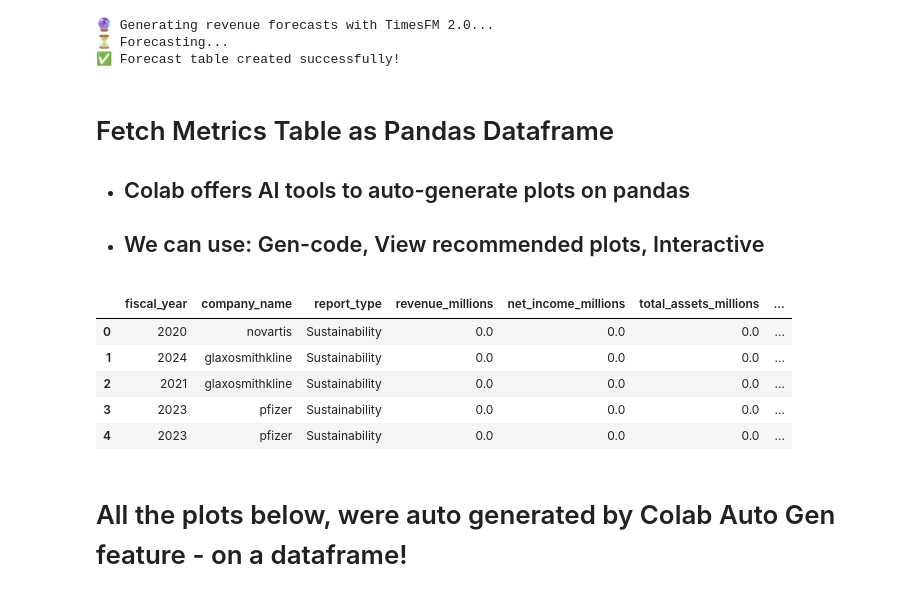
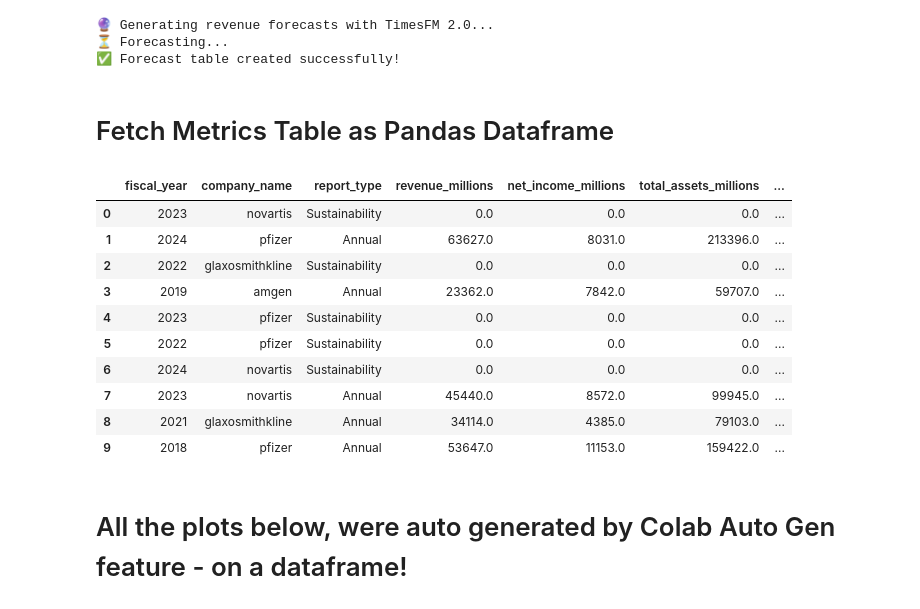
Before and after one commit to intellitrend-global/google_hackathon_bq_ai, a Jupyter notebook: process_reports.ipynb, the cells around one changed output. Drawn from its saved outputs; the diff is of its cells as text; code cells hidden in the pictures.

```diff
--- a/process_reports.ipynb
+++ b/process_reports.ipynb
@@ -776,30 +776,36 @@ print("✅ Forecast table created successfully!")
 🔮 Generating revenue forecasts with TimesFM 2.0...
 ⏳ Forecasting...
 ✅ Forecast table created successfully!
-# %% [markdown]
-# Fetch Metrics Table as Pandas Dataframe
-* ## Colab offers AI tools to auto-generate plots on pandas
-* ## We can use: Gen-code, View recommended plots, Interactive
+# %% [markdown]
+# Fetch Metrics Table as Pandas Dataframe
 # %%
 metrics_sql1 = f"""
 SELECT *
 FROM `{QUALIFIED_METRICS_TABLE_ID}`
 """
 df_metrics = bpd.read_gbq(metrics_sql1)
 
 #df_metrics = bpd.read_gbq(f"{QUALIFIED_METRICS_TABLE_ID}")
 # Create the dataset
 df = df_metrics[['fiscal_year', 'company_name', 'report_type',   'revenue_millions', 'net_income_millions',
                  'total_assets_millions', 'employee_count',   'scope_1_ghg_emissions',
                  'scope_2_ghg_emissions', 'scope_3_ghg_emissions', 'total_ghg_emissions' ]].to_pandas()
-df.head()
+
+# Shuffle rows randomly
+df_random = df.sample(frac=1).reset_index(drop=True)
+df_random.head(10)
 # %% [output]
 |  | fiscal_year | company_name | report_type | revenue_millions | net_income_millions | total_assets_millions | ... |
-| 0 | 2020 | novartis | Sustainability | 0.0 | 0.0 | 0.0 | ... |
-| 1 | 2024 | glaxosmithkline | Sustainability | 0.0 | 0.0 | 0.0 | ... |
-| 2 | 2021 | glaxosmithkline | Sustainability | 0.0 | 0.0 | 0.0 | ... |
-| 3 | 2023 | pfizer | Sustainability | 0.0 | 0.0 | 0.0 | ... |
+| 0 | 2023 | novartis | Sustainability | 0.0 | 0.0 | 0.0 | ... |
+| 1 | 2024 | pfizer | Annual | 63627.0 | 8031.0 | 213396.0 | ... |
+| 2 | 2022 | glaxosmithkline | Sustainability | 0.0 | 0.0 | 0.0 | ... |
+| 3 | 2019 | amgen | Annual | 23362.0 | 7842.0 | 59707.0 | ... |
 | 4 | 2023 | pfizer | Sustainability | 0.0 | 0.0 | 0.0 | ... |
+| 5 | 2022 | pfizer | Sustainability | 0.0 | 0.0 | 0.0 | ... |
+| 6 | 2024 | novartis | Sustainability | 0.0 | 0.0 | 0.0 | ... |
+| 7 | 2023 | novartis | Annual | 45440.0 | 8572.0 | 99945.0 | ... |
+| 8 | 2021 | glaxosmithkline | Annual | 34114.0 | 4385.0 | 79103.0 | ... |
+| 9 | 2018 | pfizer | Annual | 53647.0 | 11153.0 | 159422.0 | ... |
 # %% [markdown]
 # All the plots below, were auto generated by Colab Auto Gen feature - on a dataframe!
 # %% [markdown]
```
Also changed, not shown: parts of 1 cell of this notebook.
